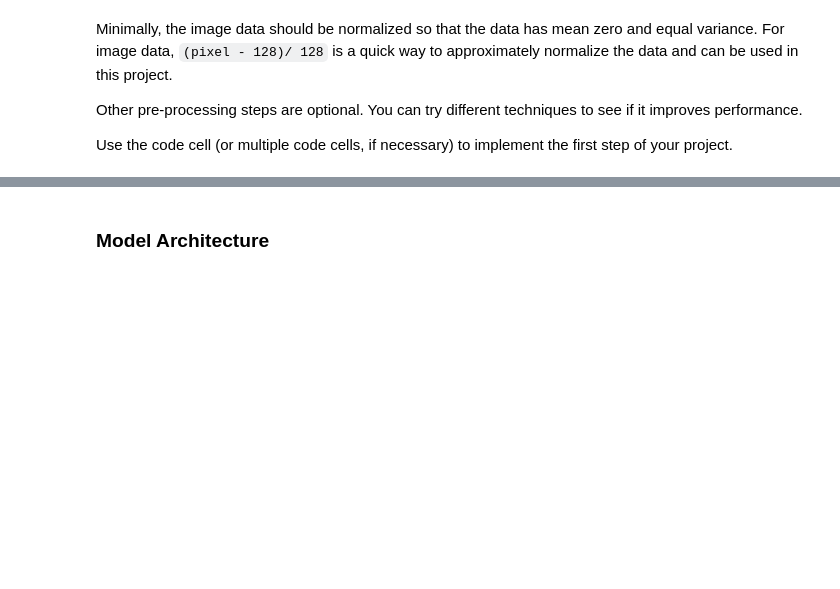
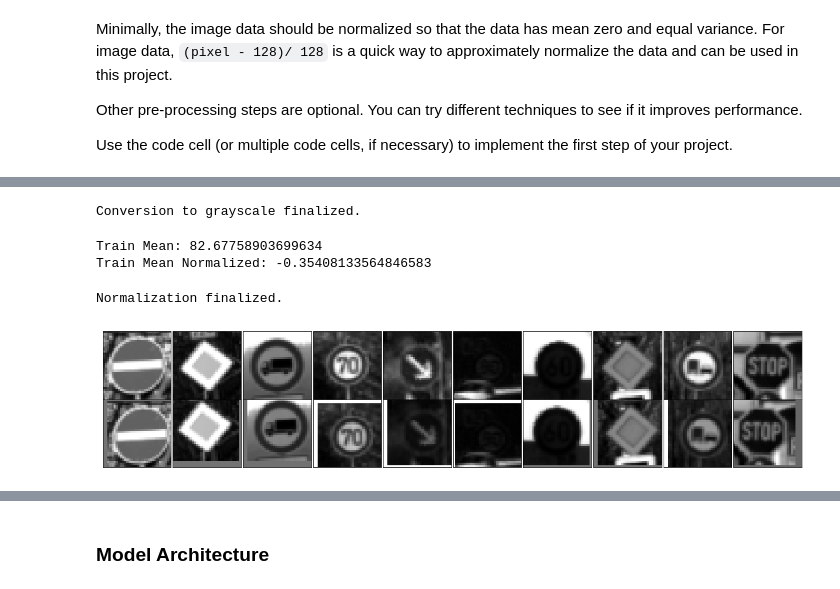
Before and after one commit to shanekelly/traffic-sign-classification, a Jupyter notebook: traffic_sign_classifier.ipynb, the cells around one changed output, grey strips where cells are left out. Drawn from its saved outputs; the diff is of its cells as text; code cells hidden in the pictures; blank space fills up the shorter version.

```diff
--- a/traffic_sign_classifier.ipynb
+++ b/traffic_sign_classifier.ipynb
@@ -138,0 +179,69 @@ Use the code cell (or multiple code cells, if necessary) to implement the first
+# %%
+x_train = x_train_gray
+x_valid = x_valid_gray
+x_test = x_test_gray
+
+print('Conversion to grayscale finalized.')
+# %% [output]
+Conversion to grayscale finalized.
+# %%
+# NORMALIZE
+
+def normalize(imgs):
+    return (imgs - 128) / 128
+
+x_train_norm = normalize(x_train)
+x_valid_norm = normalize(x_valid)
+x_test_norm = normalize(x_test)
+
+print('Train Mean:', np.mean(x_train))
+print('Train Mean Normalized:', np.mean(x_train_norm))
+
+visually_compare_img_datasets(x_train.squeeze(), x_train_norm.squeeze())
+# %% [output]
+Train Mean: 82.67758903699634
+Train Mean Normalized: -0.35408133564846583
+# %%
+x_train = x_train_norm
+x_valid = x_valid_norm
+x_test = x_test_norm
+
+print('Normalization finalized.')
+# %% [output]
+Normalization finalized.
+# %%
+# TRANSLATE
+
+import cv2
+
+def apply_random_translation(img):
+    max = 3 # maximum translation per axis, in pixels
+
+    h, w, _ = img.shape
+
+    top_left = (0, 0)
+    top_right = (0, w)
+    bot_left = (h, 0)
+
+    source_points = np.float32([top_left, top_right, bot_left])
+
+    translation = np.random.randint(-max, max, 2)
+    destination_points = np.float32(source_points + translation)
+
+    M = cv2.getAffineTransform(source_points, destination_points)
+    translated_img = cv2.warpAffine(img, M, (32, 32))
+
+    return translated_img
+
+def apply_random_translations(img_dataset):
+    original_shape = img_dataset.shape
+    translated_imgs = []
+    for img in img_dataset:
+        translated_imgs.append(apply_random_translation(img))
+    return np.reshape(np.array(translated_imgs), original_shape)
+
+x_train_t = apply_random_translations(x_train)
+
+visually_compare_img_datasets(x_train.squeeze(), x_train_t.squeeze())
+# %% [output]
+[figure, added]
```
Also changed, not shown: parts of 18 cells of this notebook.
